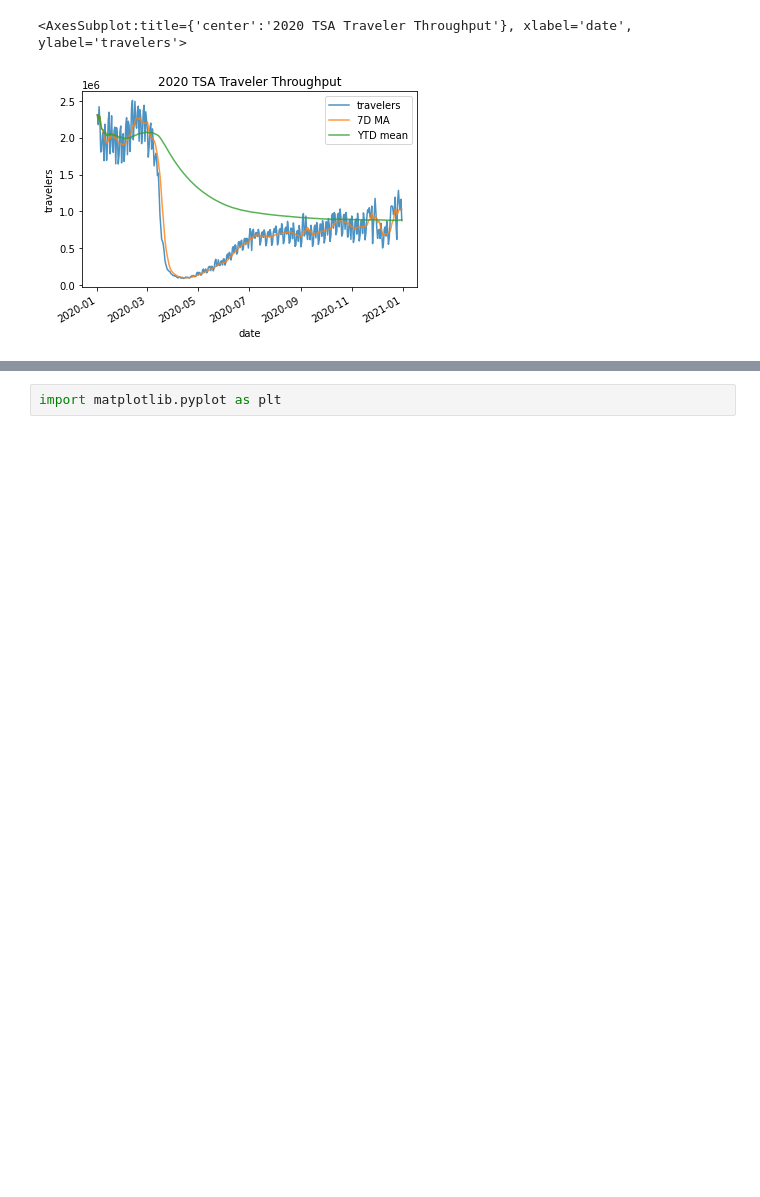
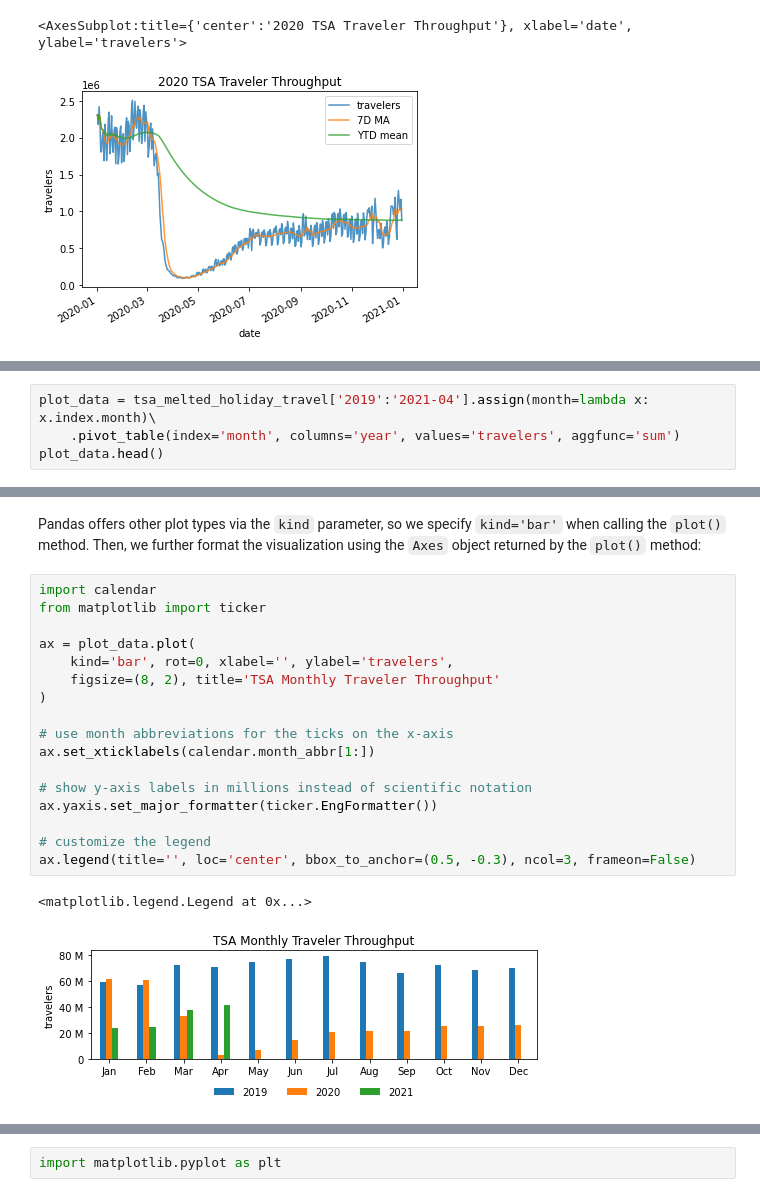
Before and after one commit to stefmolin/pandas-workshop, a Jupyter notebook: notebooks/3-data_visualization.ipynb, the cells around one changed output, grey strips where cells are left out. Saved outputs shown, nothing was run; the diff lists cells and outputs as text; blank space fills up the shorter version.

```diff
--- a/notebooks/3-data_visualization.ipynb
+++ b/notebooks/3-data_visualization.ipynb
@@ -71,0 +54,4 @@ ax.yaxis.set_major_formatter(ticker.EngFormatter())
+# %%
+plot_data = tsa_melted_holiday_travel['2019':'2021-04'].assign(month=lambda x: x.index.month)\
+    .pivot_table(index='month', columns='year', values='travelers', aggfunc='sum')
+plot_data.head()
@@ -72,3 +66,25 @@ ax.yaxis.set_major_formatter(ticker.EngFormatter())
+# %% [markdown]
+Pandas offers other plot types via the `kind` parameter, so we specify `kind='bar'` when calling the `plot()` method. Then, we further format the visualization using the `Axes` object returned by the `plot()` method:
+# %%
+import calendar
+from matplotlib import ticker
+
+ax = plot_data.plot(
+    kind='bar', rot=0, xlabel='', ylabel='travelers',
+    figsize=(8, 2), title='TSA Monthly Traveler Throughput'
+)
+
+# use month abbreviations for the ticks on the x-axis
+ax.set_xticklabels(calendar.month_abbr[1:])
+
+# show y-axis labels in millions instead of scientific notation
+ax.yaxis.set_major_formatter(ticker.EngFormatter())
+
+# customize the legend
+ax.legend(title='', loc='center', bbox_to_anchor=(0.5, -0.3), ncol=3, frameon=False)
+# %% [output]
+<matplotlib.legend.Legend at 0x...>
+[figure, added]
 # %% [markdown]
 Some additional things to keep in mind:
 - Matplotlib's `ticker` module provides functionality for customizing both the tick labels and locations &ndash; check out the [documentation](https://matplotlib.org/stable/api/ticker_api.html) for more information.
```
Also changed, not shown: parts of 23 cells of this notebook, 10 other files.
